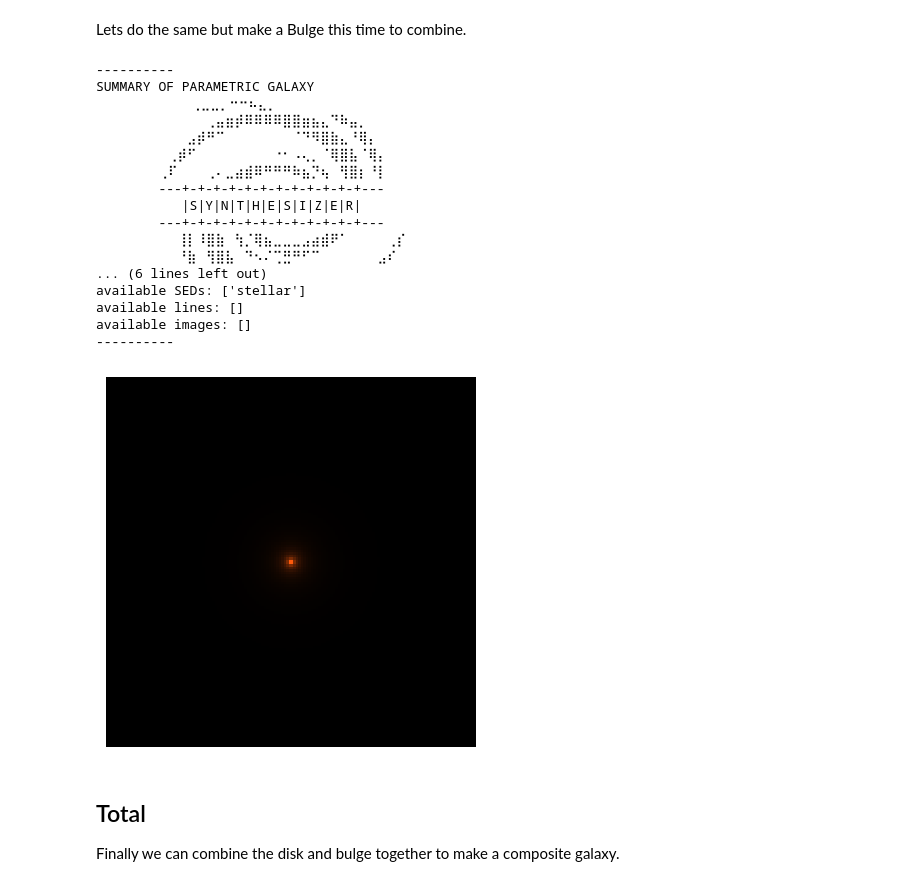
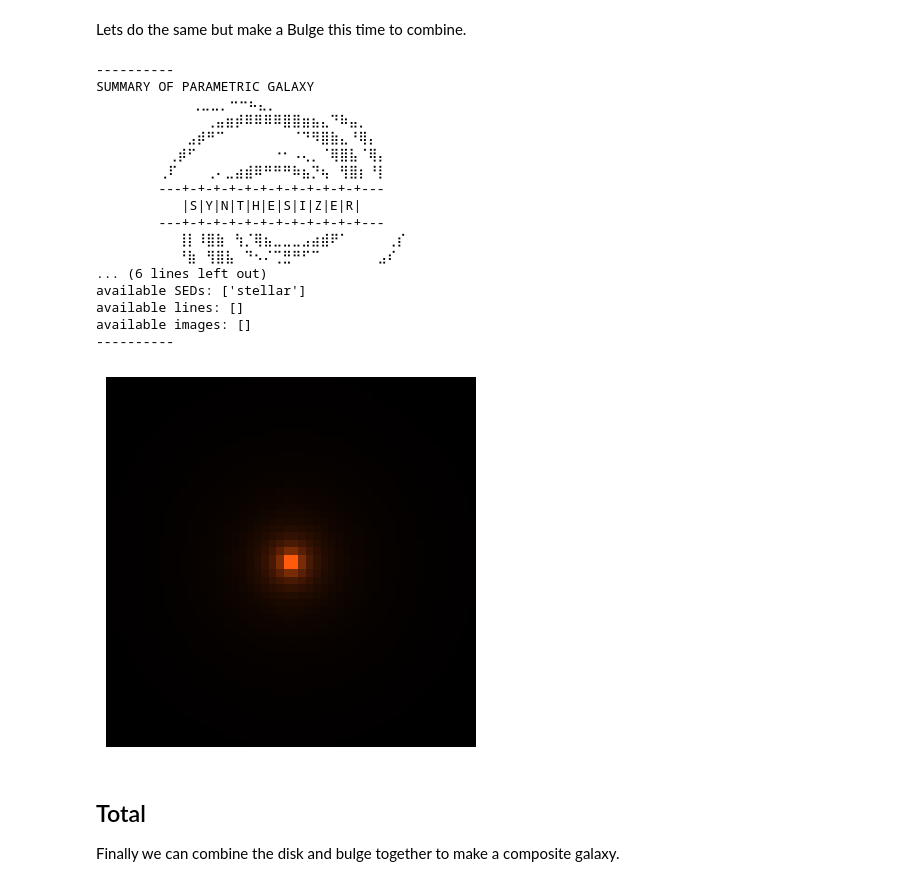
Before and after one commit to synthesizer-project/synthesizer, a Jupyter notebook: docs/source/parametric/generate_composite_galaxy.ipynb, the cells around one changed output. Saved outputs shown, nothing was run; the diff lists cells and outputs as text; code cells hidden in the pictures.

Commit message:
fixed all notebooks to use new grids and added many more comments

```diff
--- a/docs/source/parametric/generate_composite_galaxy.ipynb
+++ b/docs/source/parametric/generate_composite_galaxy.ipynb
@@ -19,11 +16,4 @@ from synthesizer.filters import UVJ
 # %%
 # Define geometry of the images
 resolution = 0.05 * kpc  # resolution in kpc
-fov = resolution.value * 150 * kpc
-
-grid_dir = '../../../tests/test_grid'
-grid_name = 'test_grid'
-grid = Grid(grid_name, grid_dir=grid_dir)
-
-# Get a UVJ filter collection
-filters = UVJ(new_lam=grid.lam)
+fov = resolution.value * 50 * kpc
@@ -109,7 +106,7 @@ morph = Sersic2D(r_eff_kpc=1. * kpc, n=4.)
 # Define the parameters of the star formation and metal enrichment histories
 stellar_mass = 1E10
 sfzh = generate_instant_sfzh(
-    grid.log10ages, grid.metallicities, 10., 0.01,
+    grid.log10age, grid.metallicity, 10., 0.01,
     stellar_mass=stellar_mass)
 
 # Get galaxy object
@@ -124,34 +121,34 @@ bulge_img = bulge.make_images(
     filters=filters,
     sed=bulge.spectra["stellar"],
     fov=fov,
 )
 
 print(bulge)
 
 # Make and plot an rgb image
 bulge_img.make_rgb_image(rgb_filters={"R" : 'J',
                                    "G" : 'V',
                                    "B" : 'U'})
 fig, ax, _ = bulge_img.plot_rgb_image(show=True)
 # %% [output]
 ----------
 SUMMARY OF PARAMETRIC GALAXY
 ⠀⠀⠀⠀⠀⠀⠀⠀⠀⠀⢀⣀⣀⡀⠒⠒⠦⣄⡀⠀⠀⠀⠀⠀⠀⠀
         ⠀⠀⠀⠀⠀⢀⣤⣶⡾⠿⠿⠿⠿⣿⣿⣶⣦⣄⠙⠷⣤⡀⠀⠀⠀⠀
         ⠀⠀⠀⣠⡾⠛⠉⠀⠀⠀⠀⠀⠀⠀⠈⠙⠻⣿⣷⣄⠘⢿⡄⠀⠀⠀
         ⠀⢀⡾⠋⠀⠀⠀⠀⠀⠀⠀⠀⠐⠂⠠⢄⡀⠈⢿⣿⣧⠈⢿⡄⠀⠀
         ⢀⠏⠀⠀⠀⢀⠄⣀⣴⣾⠿⠛⠛⠛⠷⣦⡙⢦⠀⢻⣿⡆⠘⡇⠀⠀
         ---+-+-+-+-+-+-+-+-+-+-+-+---
            |S|Y|N|T|H|E|S|I|Z|E|R|
         ---+-+-+-+-+-+-+-+-+-+-+-+---
         ⠀⠀⢸⡇⠸⣿⣷⠀⢳⡈⢿⣦⣀⣀⣀⣠⣴⣾⠟⠁⠀⠀⠀⠀⢀⡎
         ⠀⠀⠘⣷⠀⢻⣿⣧⠀⠙⠢⠌⢉⣛⠛⠋⠉⠀⠀⠀⠀⠀⠀⣠⠎⠀
 ... (6 lines left out)
 available SEDs: ['stellar']
 available lines: []
 available images: []
 ----------
-[figure, old version]
+[figure, new version]
 # %% [markdown]
 ## Total
 
```
Also changed, not shown: parts of 17 cells of this notebook, 4 other files.
